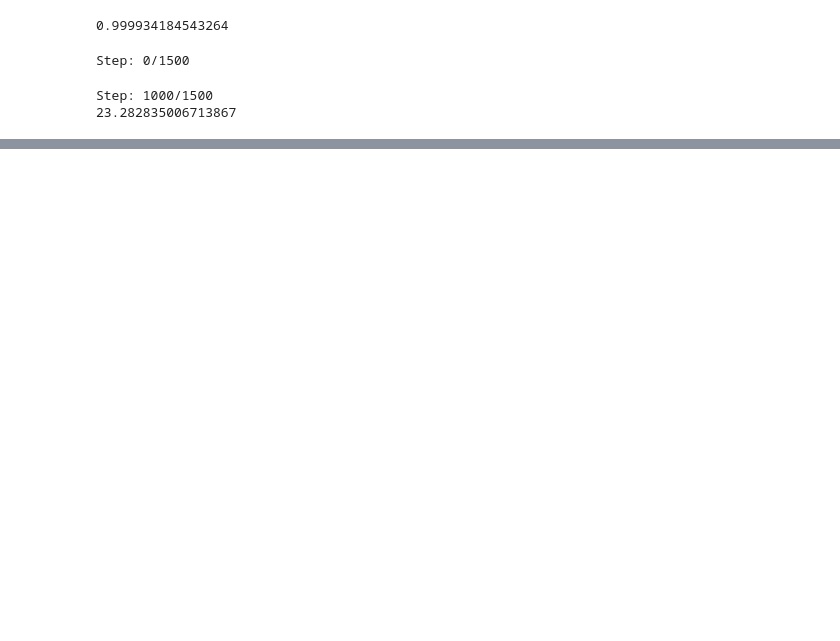
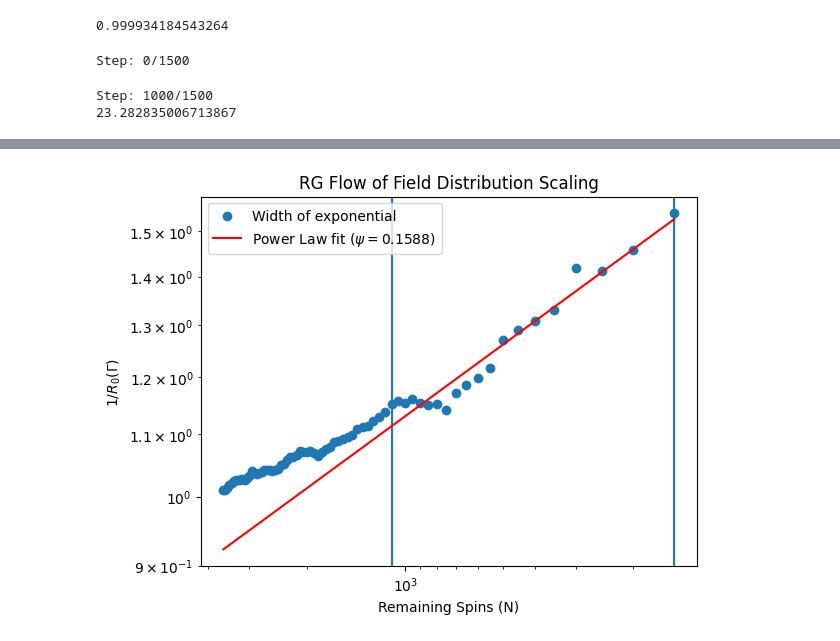
Before and after one commit to tsgaurav/Ising_RSRG, a Jupyter notebook: ipynb_notebooks/Ising_Decimation_2D.ipynb, the cells around one changed output, grey strips where cells are left out. Drawn from its saved outputs; the diff is of its cells as text; code cells hidden in the pictures; blank space fills up the shorter version.

```diff
--- a/ipynb_notebooks/Ising_Decimation_2D.ipynb
+++ b/ipynb_notebooks/Ising_Decimation_2D.ipynb
@@ -547,36 +649,38 @@ print(time.time()-t0)
 # %%
 
 x = L*L - np.arange(len(R0_array_copy))*measure_step
 y = runs/np.array(R0_array_copy)
 #R_length = len(y)
 
-start = 70
-end = -10
+start = -20#70
+end = -1
 
 plt.axvline(x = x[start])
 plt.axvline(x = x[end])
 plt.scatter(x, y, label='Width of exponential')#, c=color_list_m)#, yerr=np.sqrt(np.array(R0_array_err))/np.array(R0_array)**2)
 #plt.yscale('log')
 
 popt, pcov = curve_fit(power_law_scale, x[start:end], y[start:end])
 
 #y_copy = runs/np.array(R0_array_copy)
 #plt.scatter(x, y_copy)
 
-plt.text(x=L*L, y=1.5, s=("a="+str(a_vals[0])+'\n' +"b="+str(b_vals[0])+"\n"+"N="+str(L*L)))
+#plt.text(x=L*L, y=1.5, s=("a="+str(a_vals[0])+'\n' +"b="+str(b_vals[0])+"\n"+"N="+str(L*L)))
 
 plt.title("RG Flow of Field Distribution Scaling")
 plt.xlabel("Remaining Spins (N)")
 plt.ylabel(r"$1/R_0(\Gamma)$")
 plt.plot(x, power_law_scale(x, *popt), color='red', label=r'Power Law fit ($\psi=$'+str(round(popt[0], 4))+')')
 
 plt.gca().invert_xaxis()
 plt.legend()
 plt.yscale('log')
 plt.xscale('log')
 
 #plt.xlim(1e4, 0.8*1e3)
 #plt.ylim(1, 2)
+# %% [output]
+[figure, added]
 # %%
 x_array = np.arange(L)
 ZZ_corr = np.zeros(shape=(L))
```
Also changed, not shown: parts of 11 cells of this notebook, 4 other files.
